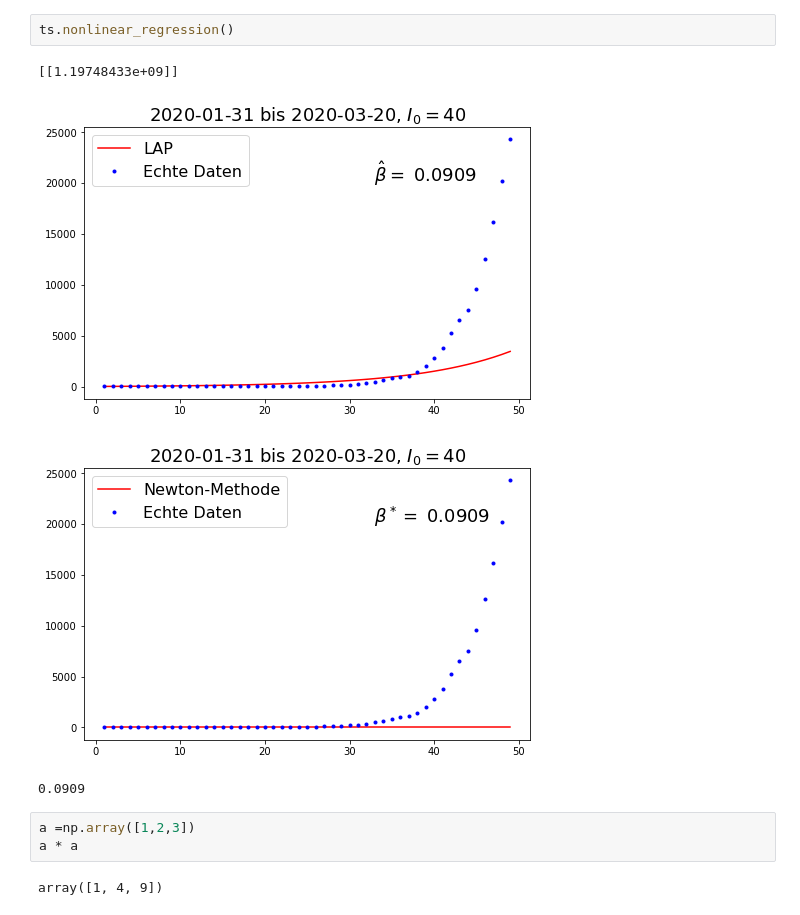
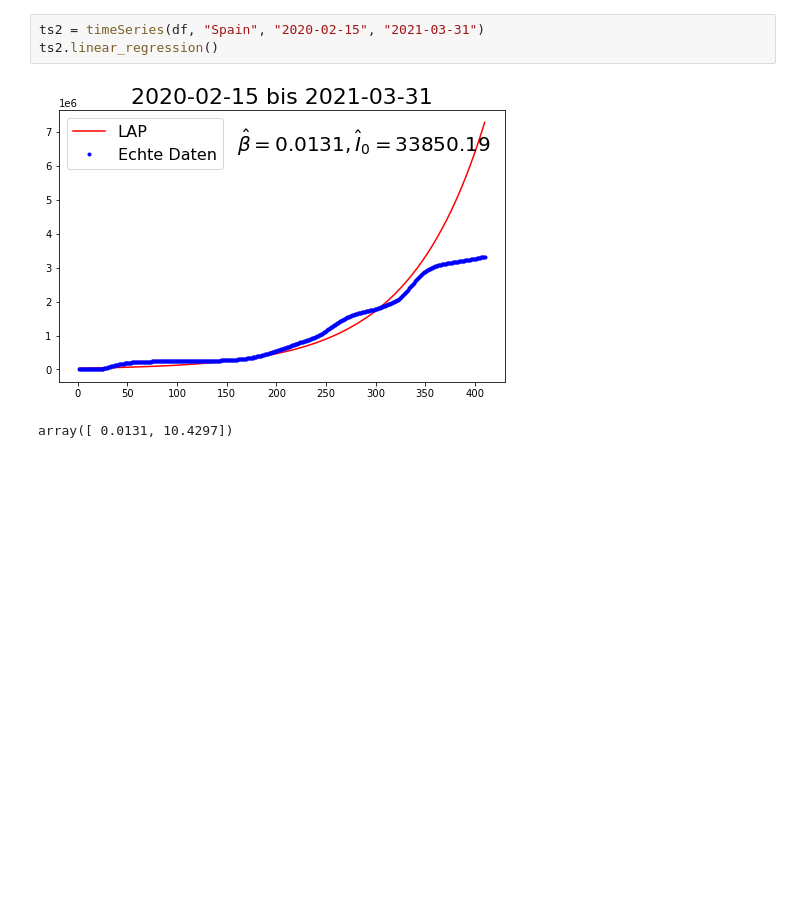
Before and after one commit to TiborCornelli/SIRmodel, a Jupyter notebook: exploration.ipynb, the cells around one changed output. Saved outputs shown, nothing was run; the diff lists cells and outputs as text; blank space fills up the shorter version.

```diff
--- a/exploration.ipynb
+++ b/exploration.ipynb
@@ -154,12 +167,6 @@ ts.linear_regression()
-# %%
-ts.nonlinear_regression()
-# %% [output]
-[[1.19748433e+09]]
-[figure, removed]
-[figure, removed]
-0.0909
-# %%
-a =np.array([1,2,3])
-a * a
-# %% [output]
-array([1, 4, 9])
+# %%
+ts2 = timeSeries(df, "Spain", "2020-02-15", "2021-03-31")
+ts2.linear_regression()
+# %% [output]
+[figure, added]
+array([ 0.0131, 10.4297])
```
Also changed, not shown: parts of 3 cells of this notebook, 2 other files.
